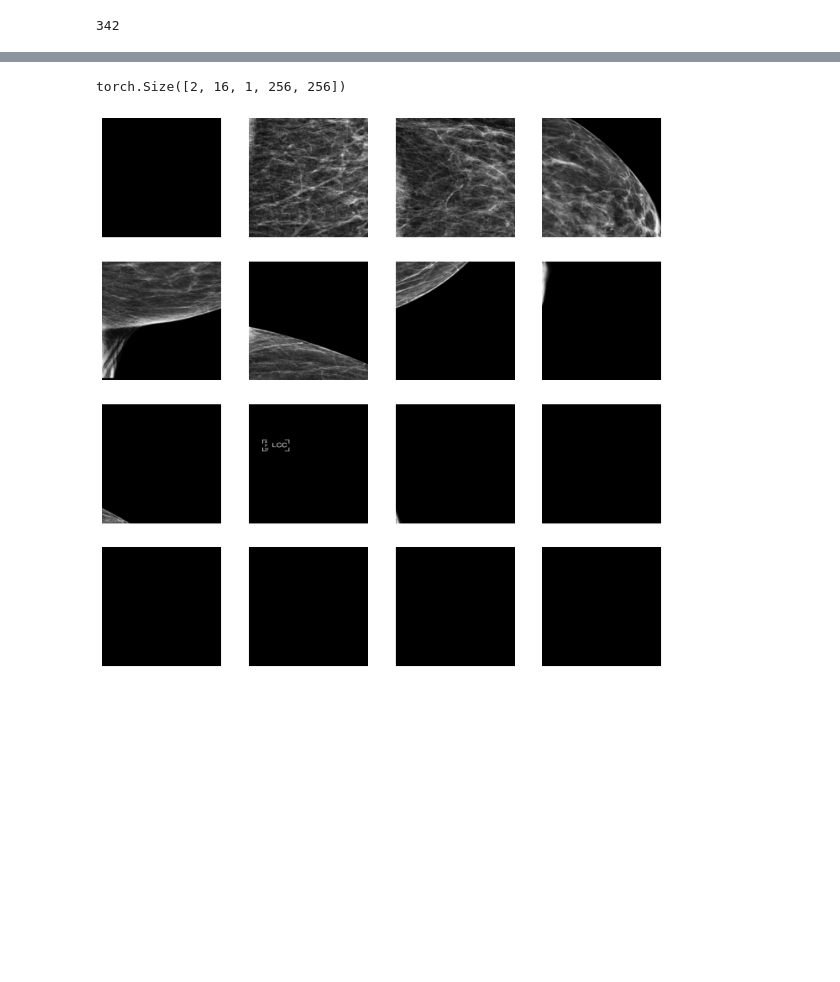
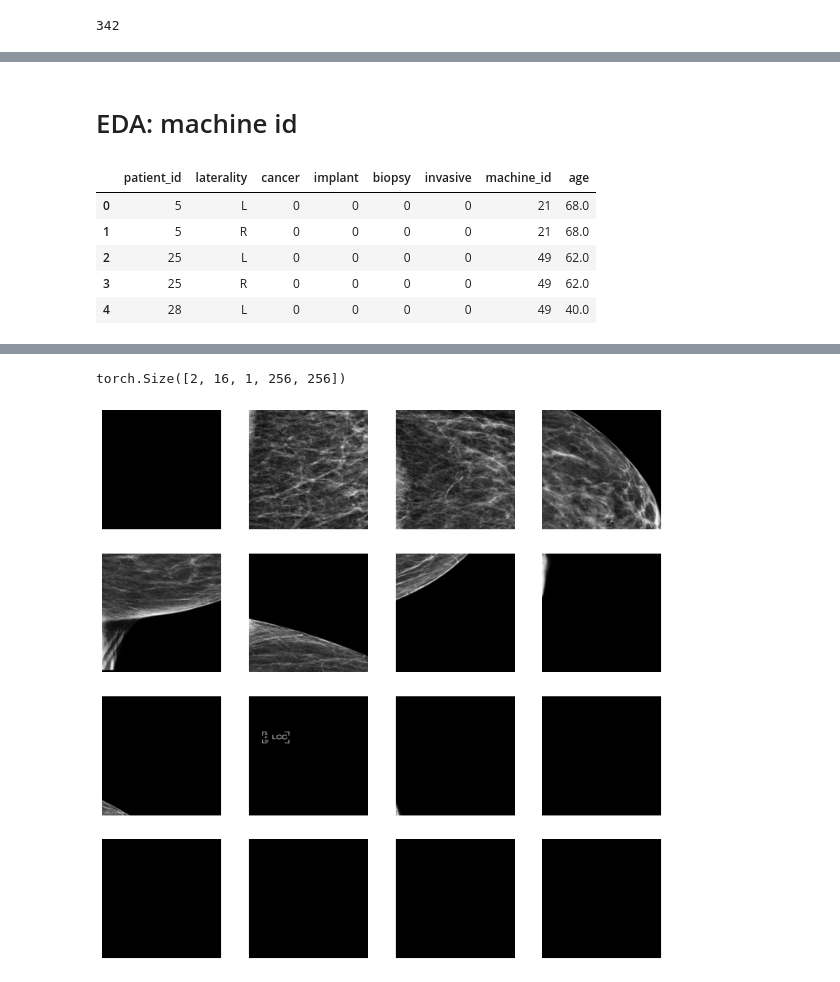
Before and after one commit to analokmaus/kaggle-rsna-breast-cancer, a Jupyter notebook: 00_eda.ipynb, the cells around one changed output, grey strips where cells are left out. Saved outputs shown, nothing was run; the diff lists cells and outputs as text; code cells hidden in the pictures; blank space fills up the shorter version.

```diff
--- a/00_eda.ipynb
+++ b/00_eda.ipynb
@@ -324,0 +312,13 @@ for idx in range(10):
+# %% [markdown]
+# EDA: machine id
+# %%
+train_agg = train.groupby(['patient_id', 'laterality']).agg(
+    {'cancer': 'max', 'implant': 'max', 'biopsy': 'max', 'invasive': 'max', 'machine_id': 'first', 'age': 'mean'}).reset_index()
+train_agg.head()
+# %% [output]
+|  | patient_id | laterality | cancer | implant | biopsy | invasive | machine_id | age |
+| 0 | 5 | L | 0 | 0 | 0 | 0 | 21 | 68.0 |
+| 1 | 5 | R | 0 | 0 | 0 | 0 | 21 | 68.0 |
+| 2 | 25 | L | 0 | 0 | 0 | 0 | 49 | 62.0 |
+| 3 | 25 | R | 0 | 0 | 0 | 0 | 49 | 62.0 |
+| 4 | 28 | L | 0 | 0 | 0 | 0 | 49 | 40.0 |
```
Also changed, not shown: parts of 12 cells of this notebook, 3 other files.
